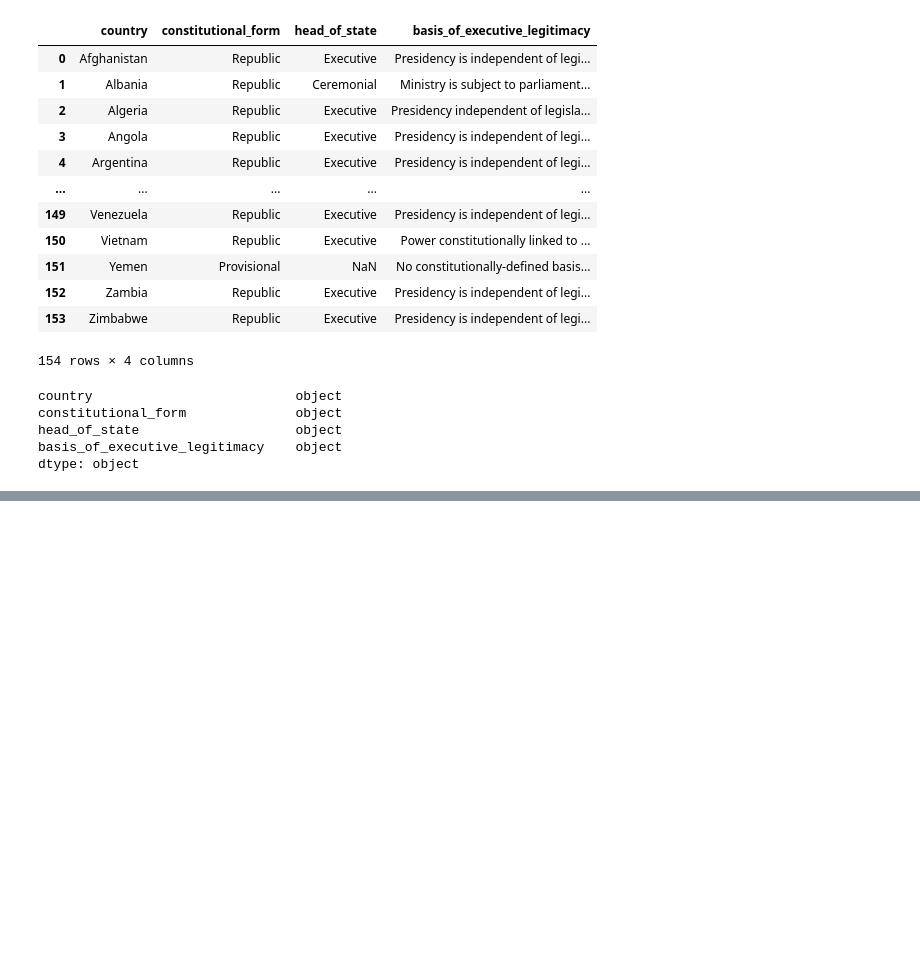
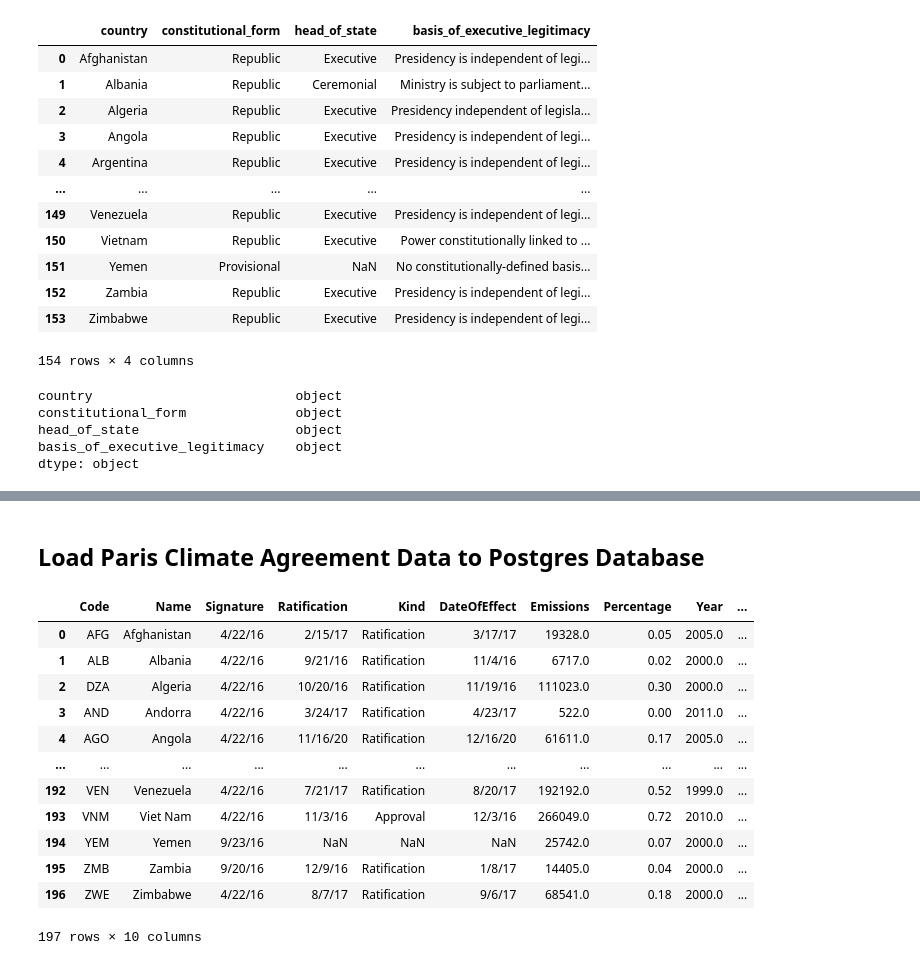
Before and after one commit to CUDAEnviron/Environmental_Proj, a Jupyter notebook: Load_Data_to_Database.ipynb, the cells around one changed output, grey strips where cells are left out. Saved outputs shown, nothing was run; the diff lists cells and outputs as text; code cells hidden in the pictures; blank space fills up the shorter version.

```diff
--- a/Load_Data_to_Database.ipynb
+++ b/Load_Data_to_Database.ipynb
@@ -105,0 +146,21 @@ government_data_df.to_sql(name="government_data", con=engine, if_exists='replace
+# %% [markdown]
+## Load Paris Climate Agreement Data to Postgres Database
+# %%
+# Load Paris Climate Agreement data to dataframe
+paris_agreement_data_file = 'Resources/paris-agreement-entry-into-force.csv'
+paris_agreement_data_df = pd.read_csv(paris_agreement_data_file)
+paris_agreement_data_df
+# %% [output]
+|  | Code | Name | Signature | Ratification | Kind | DateOfEffect | Emissions | Percentage | Year | ... |
+| 0 | AFG | Afghanistan | 4/22/16 | 2/15/17 | Ratification | 3/17/17 | 19328.0 | 0.05 | 2005.0 | ... |
+| 1 | ALB | Albania | 4/22/16 | 9/21/16 | Ratification | 11/4/16 | 6717.0 | 0.02 | 2000.0 | ... |
+| 2 | DZA | Algeria | 4/22/16 | 10/20/16 | Ratification | 11/19/16 | 111023.0 | 0.30 | 2000.0 | ... |
+| 3 | AND | Andorra | 4/22/16 | 3/24/17 | Ratification | 4/23/17 | 522.0 | 0.00 | 2011.0 | ... |
+| 4 | AGO | Angola | 4/22/16 | 11/16/20 | Ratification | 12/16/20 | 61611.0 | 0.17 | 2005.0 | ... |
+| ... | ... | ... | ... | ... | ... | ... | ... | ... | ... | ... |
+| 192 | VEN | Venezuela | 4/22/16 | 7/21/17 | Ratification | 8/20/17 | 192192.0 | 0.52 | 1999.0 | ... |
+| 193 | VNM | Viet Nam | 4/22/16 | 11/3/16 | Approval | 12/3/16 | 266049.0 | 0.72 | 2010.0 | ... |
+| 194 | YEM | Yemen | 9/23/16 | NaN | NaN | NaN | 25742.0 | 0.07 | 2000.0 | ... |
+| 195 | ZMB | Zambia | 9/20/16 | 12/9/16 | Ratification | 1/8/17 | 14405.0 | 0.04 | 2000.0 | ... |
+| 196 | ZWE | Zimbabwe | 4/22/16 | 8/7/17 | Ratification | 9/6/17 | 68541.0 | 0.18 | 2000.0 | ... |
+197 rows × 10 columns
```
Also changed, not shown: parts of 6 cells of this notebook, 4 other files.
